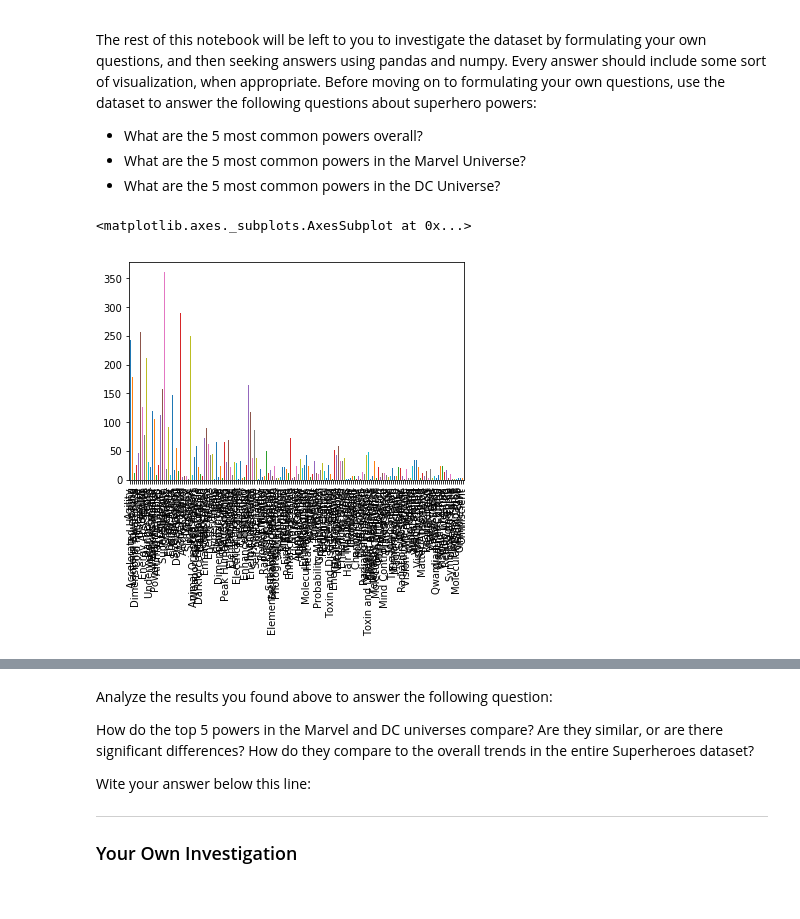
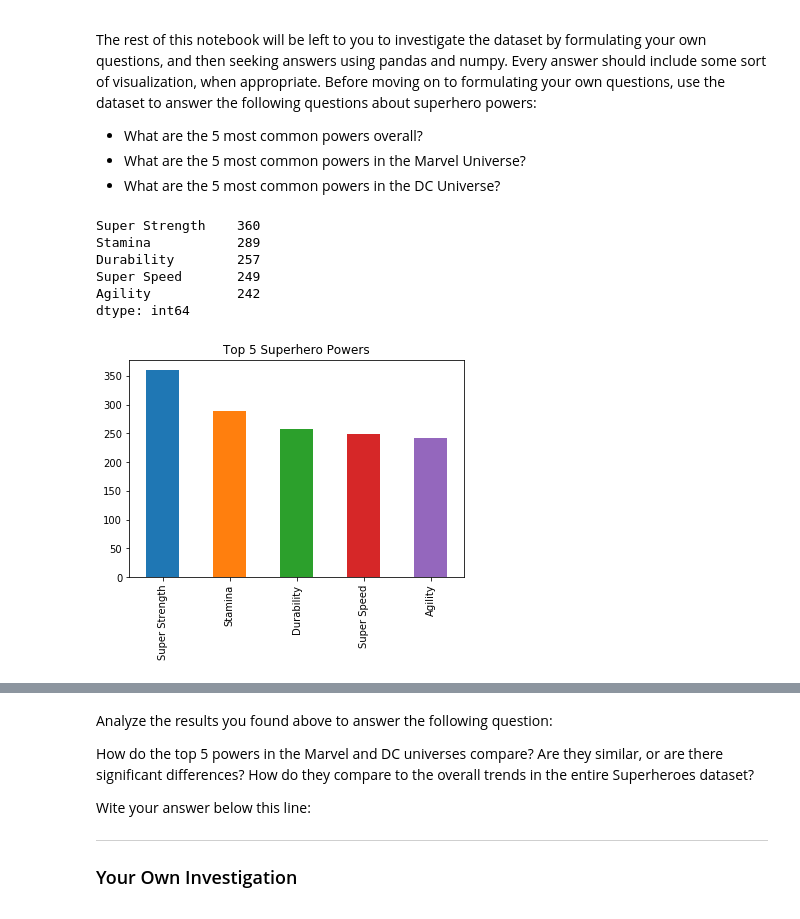
Before and after one commit to kemepley/dsc-data-cleaning-project-dc-ds-career-042219, a Jupyter notebook: Data Cleaning Project.ipynb, the cells around one changed output, grey strips where cells are left out. Drawn from its saved outputs; the diff is of its cells as text; code cells hidden in the pictures.

```diff
--- a/Data Cleaning Project.ipynb
+++ b/Data Cleaning Project.ipynb
@@ -260,15 +260,21 @@ The rest of this notebook will be left to you to investigate the dataset by form
 * What are the 5 most common powers in the Marvel Universe?
 * What are the 5 most common powers in the DC Universe?
 # %%
-powers_df.sum(axis=0).plot(kind='bar')
+powers_df.sum().sort_values(ascending=False)[:5].plot(kind='bar', title="Top 5 Superhero Powers")
+powers_df.sum().sort_values(ascending=False)[:5]
 # Most common:
 #     Super Strength 360
 #     Stamina: 289
 #     Durability: 257
 #     Agility: 242
 #     Flight: 212
 # %% [output]
-<matplotlib.axes._subplots.AxesSubplot at 0x...>
+Super Strength    360
+Stamina           289
+Durability        257
+Super Speed       249
+Agility           242
+dtype: int64
-[figure, old version]
+[figure, new version]
 # %%
 # Counts of powers in Marvel Universe
```
Also changed, not shown: parts of 3 cells of this notebook.
